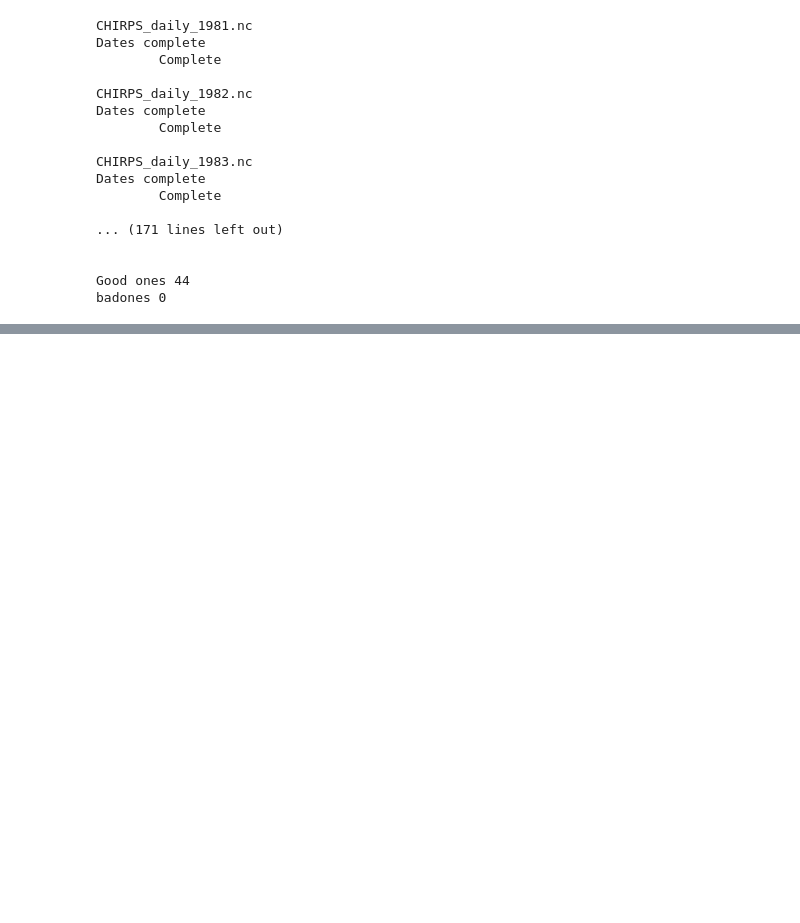
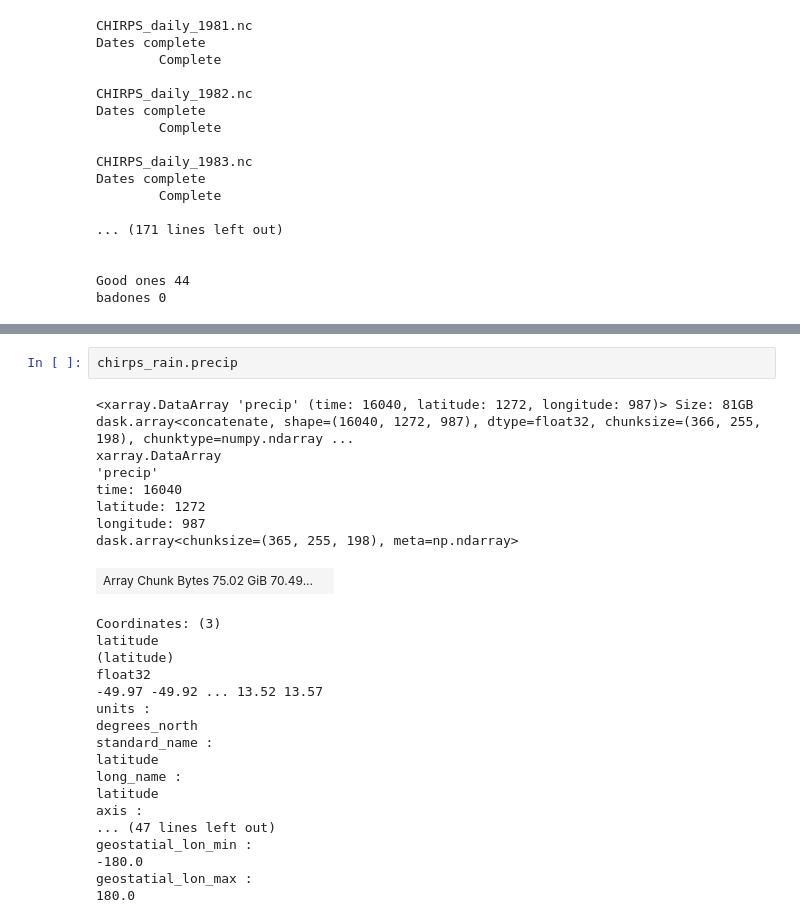
Before and after one commit to Volkmar23/GeospatialAnalysis, a Jupyter notebook: Descargas/01_CHIRPS.ipynb, the cells around one changed output, grey strips where cells are left out. Drawn from its saved outputs; the diff is of its cells as text; blank space fills up the shorter version.

```diff
--- a/Descargas/01_CHIRPS.ipynb
+++ b/Descargas/01_CHIRPS.ipynb
@@ -436,0 +234,28 @@ La descarga de CHIRPS se ha completado satisfactoriamente. No se necesitan más
+# %%
+chirps_rain.precip
+# %% [output]
+<xarray.DataArray 'precip' (time: 16040, latitude: 1272, longitude: 987)> Size: 81GB dask.array<concatenate, shape=(16040, 1272, 987), dtype=float32, chunksize=(366, 255, 198), chunktype=numpy.ndarray ...
+xarray.DataArray
+'precip'
+time: 16040
+latitude: 1272
+longitude: 987
+dask.array<chunksize=(365, 255, 198), meta=np.ndarray>
+| Array Chunk Bytes 75.02 GiB 70.49... |  |
+Coordinates: (3)
+latitude
+(latitude)
+float32
+-49.97 -49.92 ... 13.52 13.57
+units :
+degrees_north
+standard_name :
+latitude
+long_name :
+latitude
+axis :
+... (47 lines left out)
+geostatial_lon_min :
+-180.0
+geostatial_lon_max :
+180.0
```
Also changed, not shown: parts of 9 cells of this notebook, 3 other files.
